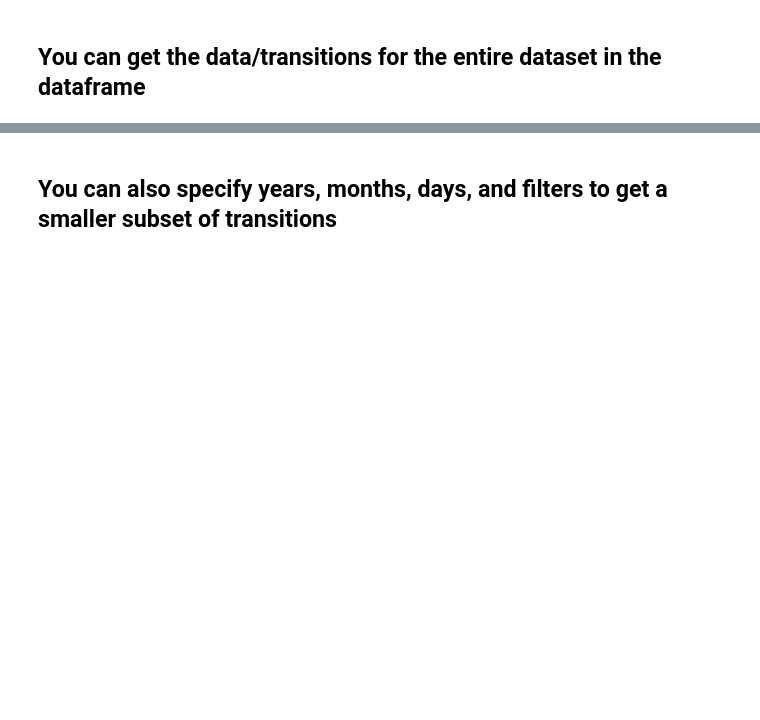
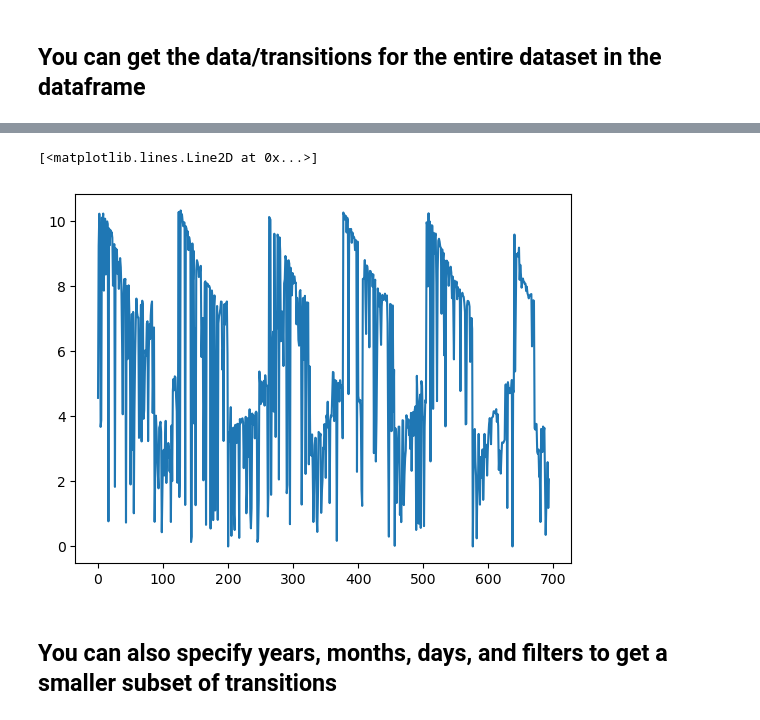
Before and after one commit to rachelhur/survey-ops, a Jupyter notebook: notebooks/v1-behaviroCloningAstrophysicalStates.ipynb, the cells around one changed output, grey strips where cells are left out. Cells and saved outputs as stored; diff of their text form; code cells hidden in the pictures; blank space fills up the shorter version.

```diff
--- a/notebooks/v1-behaviroCloningAstrophysicalStates.ipynb
+++ b/notebooks/v1-behaviroCloningAstrophysicalStates.ipynb
@@ -76,2 +94,14 @@ dataset = OfflineDataset(
+# %%
+T_obs = []
+for day, subdf in dataset._groups:
+    timestamps = subdf['timestamp'].values
+    T_obs.append(timestamps[-1] - timestamps[0])
+# %%
+T_obs = np.array(T_obs)/60/60
+# %%
+plt.plot(T_obs)
+# %% [output]
+[<matplotlib.lines.Line2D at 0x...>]
+[figure, added]
 # %% [markdown]
 ## You can also specify years, months, days, and filters to get a smaller subset of transitions
```
Also changed, not shown: parts of 13 cells of this notebook, 1 other file.
